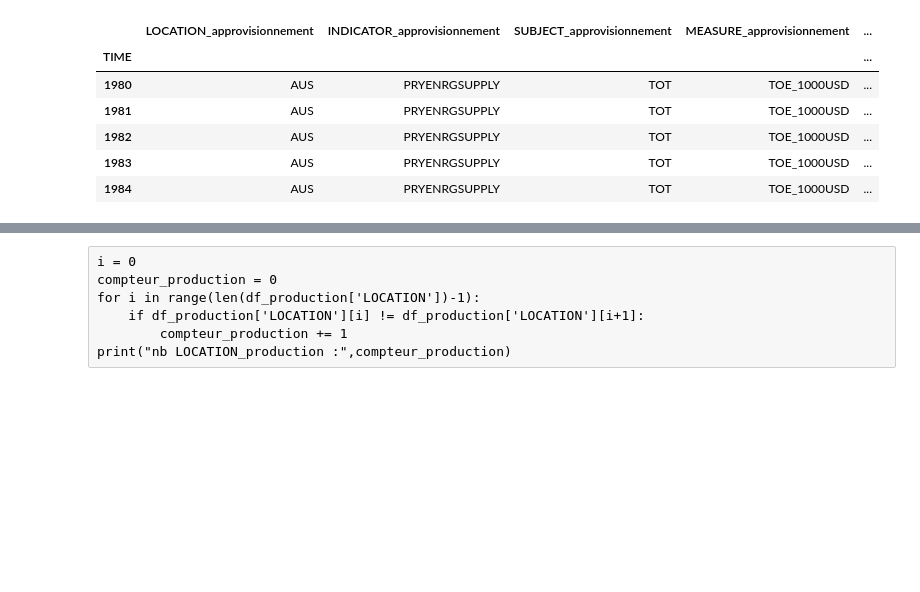
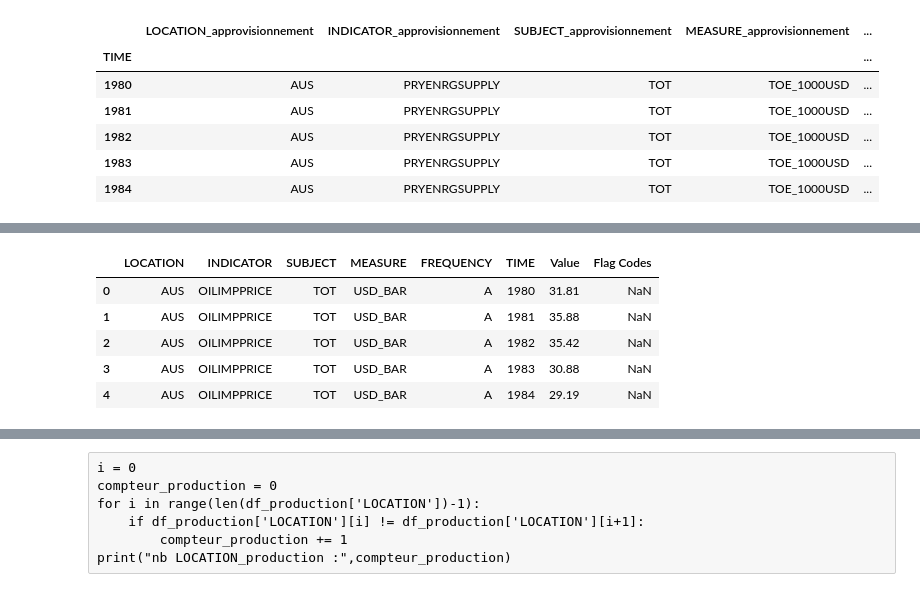
Before and after one commit to morel-hugo/Project-ESTIA, a Jupyter notebook: create_data_csv.ipynb, the cells around one changed output, grey strips where cells are left out. Cells and saved outputs as stored; diff of their text form; code cells hidden in the pictures; blank space fills up the shorter version.

```diff
--- a/create_data_csv.ipynb
+++ b/create_data_csv.ipynb
@@ -72,0 +68,9 @@ df
+# %%
+df_prix.head()
+# %% [output]
+|  | LOCATION | INDICATOR | SUBJECT | MEASURE | FREQUENCY | TIME | Value | Flag Codes |
+| 0 | AUS | OILIMPPRICE | TOT | USD_BAR | A | 1980 | 31.81 | NaN |
+| 1 | AUS | OILIMPPRICE | TOT | USD_BAR | A | 1981 | 35.88 | NaN |
+| 2 | AUS | OILIMPPRICE | TOT | USD_BAR | A | 1982 | 35.42 | NaN |
+| 3 | AUS | OILIMPPRICE | TOT | USD_BAR | A | 1983 | 30.88 | NaN |
+| 4 | AUS | OILIMPPRICE | TOT | USD_BAR | A | 1984 | 29.19 | NaN |
```
Also changed, not shown: parts of 9 cells of this notebook.
